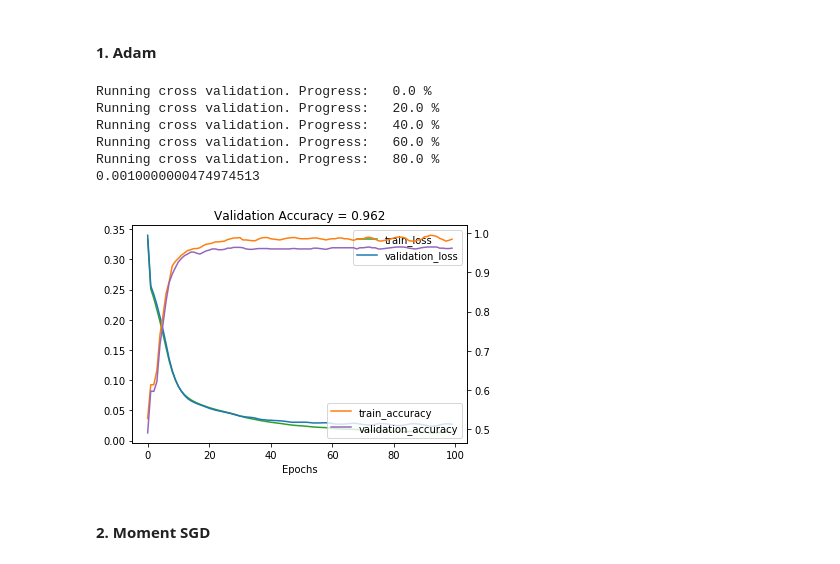
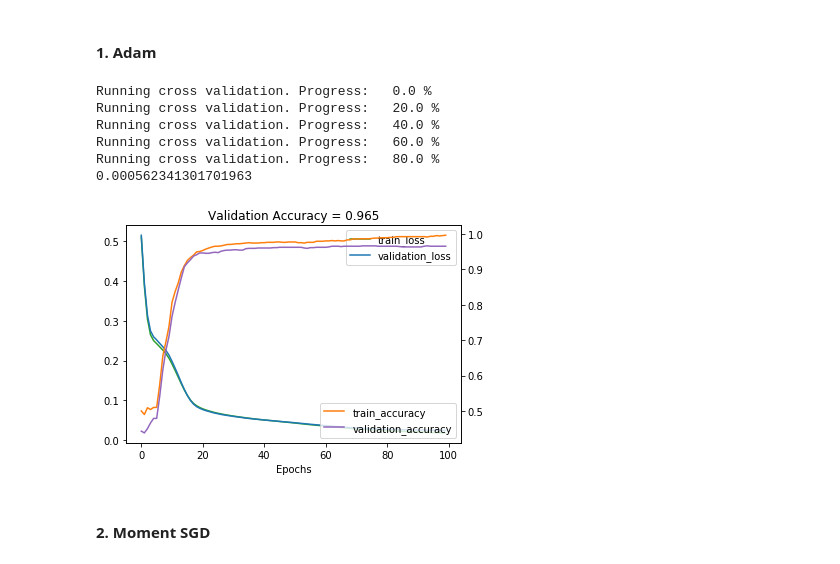
Before and after one commit to Jiang15/Deep-Learning-Project-1, a Jupyter notebook: Project2/visualization.ipynb, the cells around one changed output. Drawn from its saved outputs; the diff is of its cells as text; code cells hidden in the pictures.

```diff
--- a/Project2/visualization.ipynb
+++ b/Project2/visualization.ipynb
@@ -170,26 +170,26 @@ loss = MSELoss()
 #### 1. Adam
 # %%
 # cross validation
-lr_set = torch.logspace(-5, -3, 5)
+lr_set = torch.logspace(-4, -3, 5)
 optimizer_name = Adam
 best_lr = cross_validation(model, optimizer_name, nb_epochs, batch_size, loss, k_fold, lr_set, train_input,train_target)
 print(best_lr)
 model.reset()
 # set up optimizers
 optimizer = optimizer_name(model, lr = best_lr)
 # model training
 loss_train_adam, loss_test, acc_train, acc_test = train_cv(model, loss, optimizer,train_input,train_target,test_input,test_target, nb_epochs = nb_epochs, batch_size=batch_size)
 # plots
 plotLossAcc(loss_train_adam, loss_test, acc_train, acc_test, torch.arange(nb_epochs), "Epochs")
 plt.show()
 # %% [output]
 Running cross validation. Progress:   0.0 %
 Running cross validation. Progress:   20.0 %
 Running cross validation. Progress:   40.0 %
 Running cross validation. Progress:   60.0 %
 Running cross validation. Progress:   80.0 %
-0.0010000000474974513
+0.000562341301701963
-[figure, old version]
+[figure, new version]
 # %% [markdown]
 #### 2. Moment SGD
 # %%
```
Also changed, not shown: parts of 4 cells of this notebook, 11 other files.
